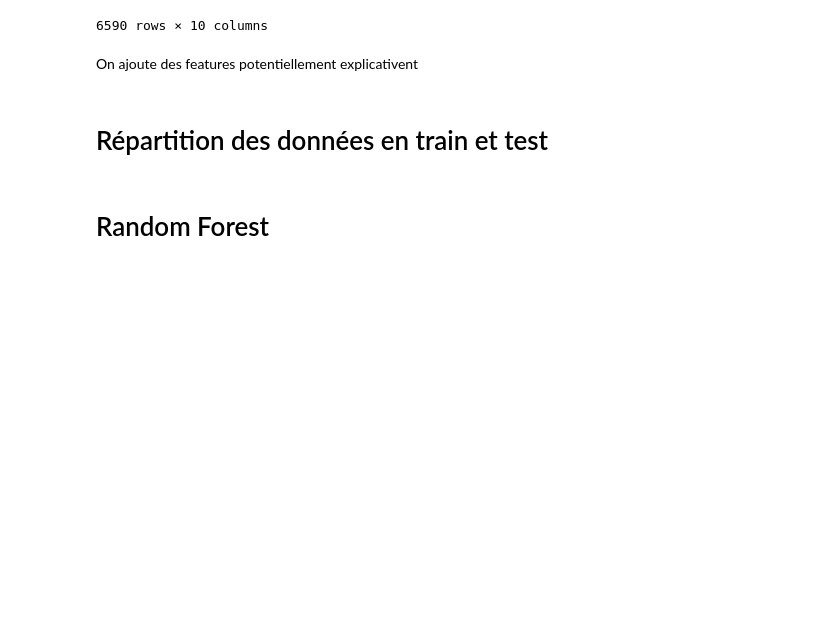
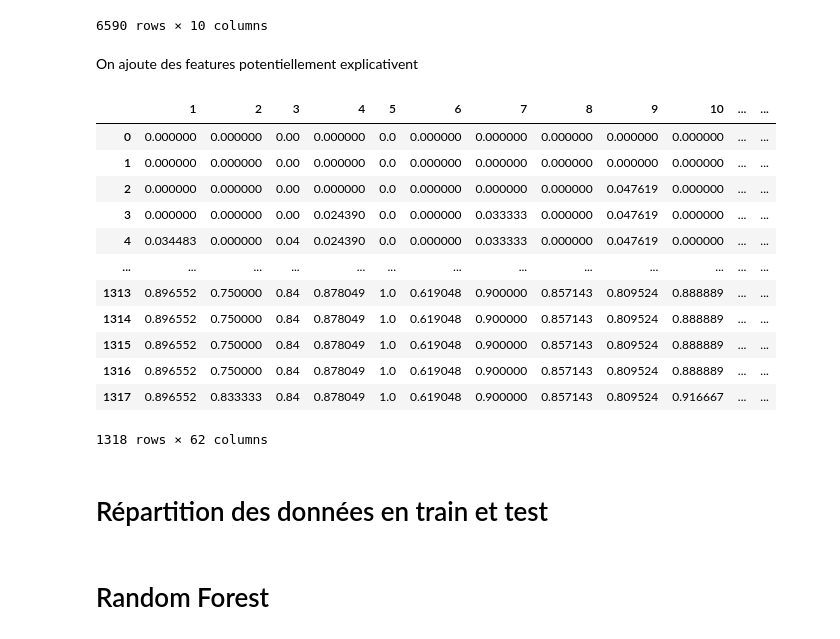
Before and after one commit to Moncoutiej/euromilion-api, a Jupyter notebook: data-exploration/data-explo.ipynb, the cells around one changed output. Cells and saved outputs as stored; diff of their text form; code cells hidden in the pictures; blank space fills up the shorter version.

Commit message:
some changements for cleaning the notebook

```diff
--- a/data-exploration/data-explo.ipynb
+++ b/data-exploration/data-explo.ipynb
@@ -177,6 +183,64 @@ df_aug
 6590 rows × 10 columns
 # %% [markdown]
 On ajoute des features potentiellement explicativent
+# %%
+def change2bool(df):
+    np_df = df.sort_values(by="Date").to_numpy()
+
+    arr_N_E_bool = np.zeros((df.shape[0],50+12))
+    for i in range(np_df.shape[0]):
+        N_E_bool = np.zeros(50+12, dtype=np.int)
+        index = np.add(np_df[i,1:6],-1)
+        index = np.array(index,dtype=int)
+        N_E_bool[index] = 1
+        index = np.add(np_df[i,6:8],-1+50)
+        index = np.array(index,dtype=int)
+        N_E_bool[index] = 1
+        arr_N_E_bool[i] = N_E_bool
+    columns = list(range(1,50+12+1))
+    df_N_E_bool = pd.DataFrame(arr_N_E_bool,columns=columns)
+    return df_N_E_bool
+
+def change2count(df):
+    np_df = df.sort_values(by="Date").to_numpy()
+
+    N_E_compteur = np.zeros(50+12, dtype=np.int)
+    arr_N_E_compteur = np.zeros((df.shape[0],50+12))
+    for i in range(np_df.shape[0]):
+        index = np.add(np_df[i][1:6],-1)
+        index = np.array(index,dtype=int)
+        N_E_compteur[index] += 1
+        index = np.add(np_df[i][6:8],-1+50)
+        index = np.array(index,dtype=int)
+        N_E_compteur[index] += 1
+        N_min = np.amin(N_E_compteur[:50])
+        E_min = np.amin(N_E_compteur[50:])
+        N_compteur = np.subtract(N_E_compteur[:50],N_min,dtype=int)
+        E_compteur = np.subtract(N_E_compteur[50:],E_min,dtype=int)
+        arr_N_E_compteur[i,:50] = N_compteur
+        arr_N_E_compteur[i,50:] = E_compteur
+
+    columns = list(range(1,50+12+1))
+    df_N_E_compteur = pd.DataFrame(arr_N_E_compteur,columns=columns)
+    return df_N_E_compteur
+
+df_bool = change2bool(df)
+#df_bool["Ticket Gagnant"] = df_aug["Ticket Gagnant"]
+df_count = change2count(df)
+# %% [output]
+|  | 1 | 2 | 3 | 4 | 5 | 6 | 7 | 8 | 9 | 10 | ... | ... |
+| 0 | 0.000000 | 0.000000 | 0.00 | 0.000000 | 0.0 | 0.000000 | 0.000000 | 0.000000 | 0.000000 | 0.000000 | ... | ... |
+| 1 | 0.000000 | 0.000000 | 0.00 | 0.000000 | 0.0 | 0.000000 | 0.000000 | 0.000000 | 0.000000 | 0.000000 | ... | ... |
+| 2 | 0.000000 | 0.000000 | 0.00 | 0.000000 | 0.0 | 0.000000 | 0.000000 | 0.000000 | 0.047619 | 0.000000 | ... | ... |
+| 3 | 0.000000 | 0.000000 | 0.00 | 0.024390 | 0.0 | 0.000000 | 0.033333 | 0.000000 | 0.047619 | 0.000000 | ... | ... |
+| 4 | 0.034483 | 0.000000 | 0.04 | 0.024390 | 0.0 | 0.000000 | 0.033333 | 0.000000 | 0.047619 | 0.000000 | ... | ... |
+| ... | ... | ... | ... | ... | ... | ... | ... | ... | ... | ... | ... | ... |
+| 1313 | 0.896552 | 0.750000 | 0.84 | 0.878049 | 1.0 | 0.619048 | 0.900000 | 0.857143 | 0.809524 | 0.888889 | ... | ... |
+| 1314 | 0.896552 | 0.750000 | 0.84 | 0.878049 | 1.0 | 0.619048 | 0.900000 | 0.857143 | 0.809524 | 0.888889 | ... | ... |
+| 1315 | 0.896552 | 0.750000 | 0.84 | 0.878049 | 1.0 | 0.619048 | 0.900000 | 0.857143 | 0.809524 | 0.888889 | ... | ... |
+| 1316 | 0.896552 | 0.750000 | 0.84 | 0.878049 | 1.0 | 0.619048 | 0.900000 | 0.857143 | 0.809524 | 0.888889 | ... | ... |
+| 1317 | 0.896552 | 0.833333 | 0.84 | 0.878049 | 1.0 | 0.619048 | 0.900000 | 0.857143 | 0.809524 | 0.916667 | ... | ... |
+1318 rows × 62 columns
 # %% [markdown]
 # Répartition des données en train et test
 # %%
```
Also changed, not shown: parts of 10 cells of this notebook.
